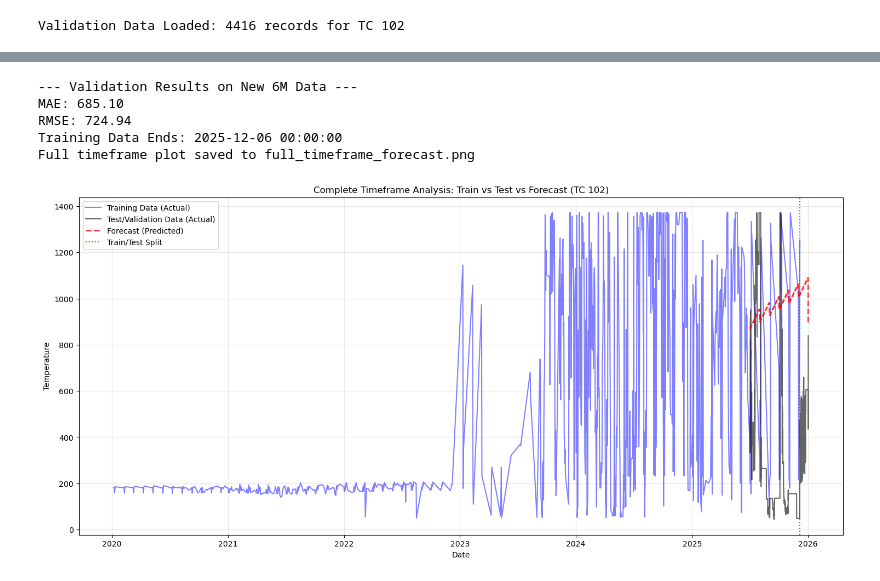
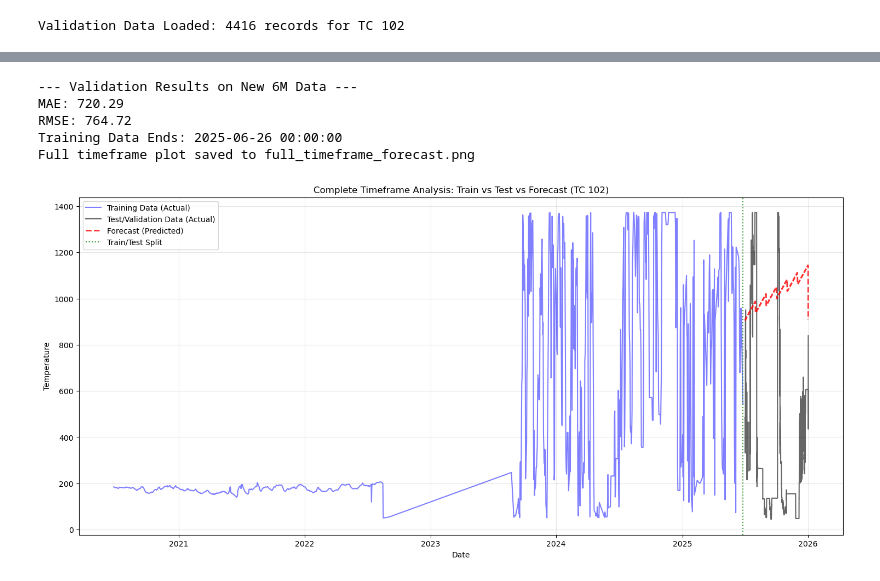
Before and after one commit to soyanshu002/Thermocouple-Project, a Jupyter notebook: forecasting.ipynb, the cells around one changed output, grey strips where cells are left out. Saved outputs shown, nothing was run; the diff lists cells and outputs as text; code cells hidden in the pictures.

Commit message:
Working forecast vs validation code

```diff
--- a/forecasting.ipynb
+++ b/forecasting.ipynb
@@ -14,13 +14,14 @@ from sklearn.ensemble import RandomForestRegressor, GradientBoostingRegressor
 from sklearn.svm import SVR
 from sklearn.neighbors import KNeighborsRegressor
 from sklearn.model_selection import train_test_split
-from sklearn.metrics import mean_absolute_error
+from sklearn.metrics import mean_absolute_error, mean_squared_error
+
 
 # Load Data
-file_path = 'g:/Other computers/My Laptop/Documents/Thermocouple Project/thermocouple_data_cleaned.csv'
+file_path = 'g:/Other computers/My Laptop/Documents/Thermocouple Project/thermocouple_data_final.csv'
 df = pd.read_csv(file_path)
 df.rename(columns={'Sl No.': 'TC_ID', 'MEASUREDATE': 'Date', 'VALUE': 'Temp'}, inplace=True)
-df['Date'] = pd.to_datetime(df['Date'], format='%d-%m-%Y')
+df['Date'] = pd.to_datetime(df['Date'], format='%d/%m/%Y')
 
 # Select Target TC
 # target_tc_id = df['TC_ID'].value_counts().idxmax()
@@ -176,14 +177,14 @@ for sheet in xl.sheet_names:
              df_part = xl.parse(sheet, header=None)
 
         if not df_part.empty:
-            chunk_res = process_sheet_df(df_part, TARGET_TC_ID)
+            chunk_res = process_sheet_df(df_part, target_tc_id)
             if not chunk_res.empty:
                 val_dfs.append(chunk_res)
                 data_found = True
             elif data_found:
                 # We found data in previous sheets but this one is empty for target.
                 # Assuming serial arrangement, we are done.
-                print(f"Data for TC {TARGET_TC_ID} ended. Stopping at {sheet}.")
+                print(f"Data for TC {target_tc_id} ended. Stopping at {sheet}.")
                 break
     except Exception as e:
         print(f"Skipping {sheet}: {e}")
@@ -197,7 +198,7 @@ if val_dfs:
     val_df = val_df.dropna(subset=['Date', 'Temp'])
     val_df = val_df.sort_values('Date')
 
-    print(f"Validation Data Loaded: {len(val_df)} records for TC {TARGET_TC_ID}")
+    print(f"Validation Data Loaded: {len(val_df)} records for TC {target_tc_id}")
 else:
     print("No data found for target TC.")
 # %% [output]
@@ -215,8 +216,8 @@ TRAIN_START_DATE = None
 if 'data' in locals() and not data.empty:
     TRAIN_START_DATE = data['Date'].min()
 elif 'df' in locals() and not df.empty:
-    # Filter for TARGET_TC_ID just like training did to get correct start date
-    temp_train_subset = df[df['TC_ID'] == TARGET_TC_ID]
+    # Filter for target_tc_id just like training did to get correct start date
+    temp_train_subset = df[df['TC_ID'] == target_tc_id]
     if not temp_train_subset.empty:
         TRAIN_START_DATE = temp_train_subset['Date'].min()
 
@@ -261,38 +262,38 @@ if 'best_model' in locals():
         print(f"Training Data Ends: {last_train_date}")
     elif 'df' in locals() and not df.empty:
          # Fallback if 'data' was overwritten, try to re-filter df for plot
-         temp_train_plot = df[df['TC_ID'] == TARGET_TC_ID].sort_values('Date')
+         temp_train_plot = df[df['TC_ID'] == target_tc_id].sort_values('Date')
          plt.plot(temp_train_plot['Date'], temp_train_plot['Temp'], label='Training Data (Actual)', color='blue', alpha=0.5)
          last_train_date = temp_train_plot['Date'].max()
     else:
         print("Warning: Training data not available for plotting.")
         last_train_date = val_df['Date'].min()
 
     # 2. Plot Validation/Test Data (Actual)
     plt.plot(val_df['Date'], y_val_actual, label='Test/Validation Data (Actual)', color='black', alpha=0.6)
 
     # 3. Plot Predicted Data
     plt.plot(val_df['Date'], y_val_pred, label='Forecast (Predicted)', color='red', linestyle='--', alpha=0.8, linewidth=2)
 
     # Decoration
     plt.axvline(x=last_train_date, color='green', linestyle=':', label='Train/Test Split', alpha=0.8)
-    plt.title(f"Complete Timeframe Analysis: Train vs Test vs Forecast (TC {TARGET_TC_ID})")
+    plt.title(f"Complete Timeframe Analysis: Train vs Test vs Forecast (TC {target_tc_id})")
     plt.xlabel("Date")
     plt.ylabel("Temperature")
     plt.legend()
     plt.grid(True, alpha=0.3)
 
     # Save plot
     plot_filename = 'full_timeframe_forecast.png'
     plt.savefig(plot_filename)
     print(f"Full timeframe plot saved to {plot_filename}")
     plt.show()
 else:
     print("Error: 'best_model' not found. Please run the training cells above first.")
 # %% [output]
 --- Validation Results on New 6M Data ---
-MAE: 685.10
-RMSE: 724.94
-Training Data Ends: 2025-12-06 00:00:00
+MAE: 720.29
+RMSE: 764.72
+Training Data Ends: 2025-06-26 00:00:00
 Full timeframe plot saved to full_timeframe_forecast.png
-[figure, old version]
+[figure, new version]
```
Also changed, not shown: parts of 3 cells of this notebook, 9 other files.
